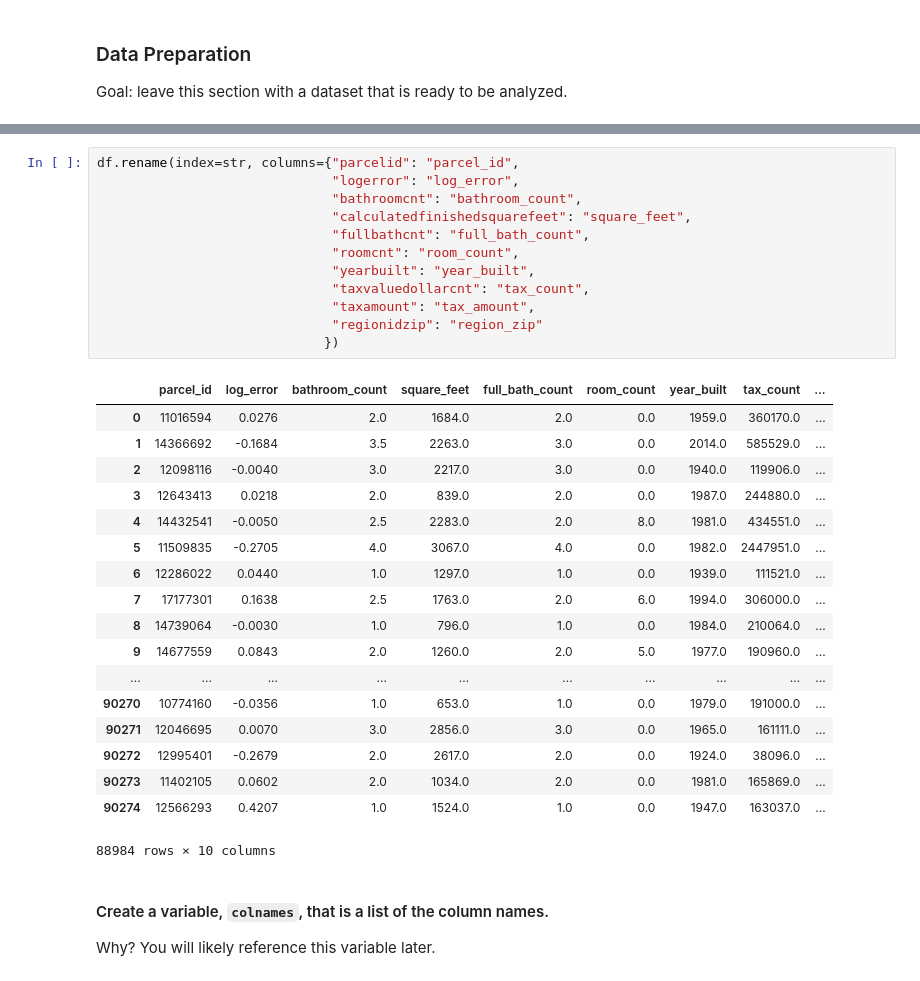
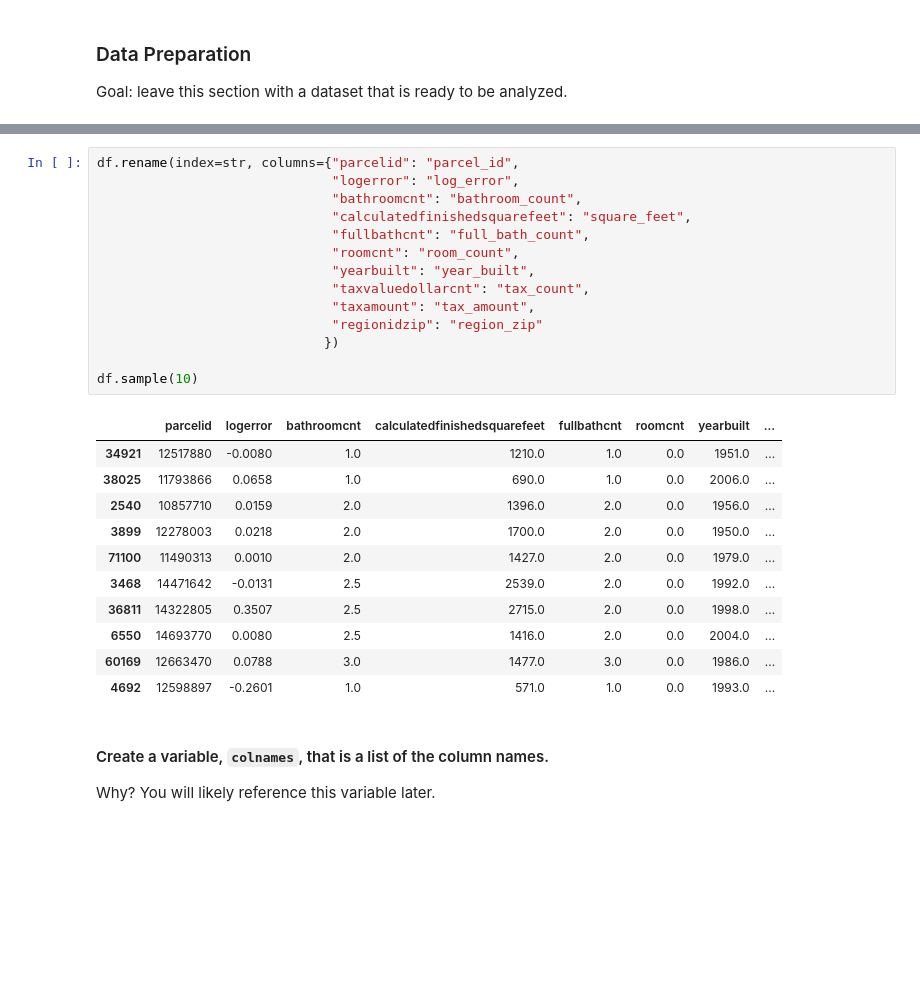
Before and after one commit to ecdedios/codeup-ds-projects, a Jupyter notebook: Regression_Proj_EdnalynCDeDios.ipynb, the cells around one changed output, grey strips where cells are left out. Saved outputs shown, nothing was run; the diff lists cells and outputs as text; blank space fills up the shorter version.

```diff
--- a/Regression_Proj_EdnalynCDeDios.ipynb
+++ b/Regression_Proj_EdnalynCDeDios.ipynb
@@ -252,34 +238,29 @@ dtype: int64
 # %%
 df.rename(index=str, columns={"parcelid": "parcel_id",
                               "logerror": "log_error",
                               "bathroomcnt": "bathroom_count",
                               "calculatedfinishedsquarefeet": "square_feet",
                               "fullbathcnt": "full_bath_count",
                               "roomcnt": "room_count",
                               "yearbuilt": "year_built",
                               "taxvaluedollarcnt": "tax_count",
                               "taxamount": "tax_amount",
                               "regionidzip": "region_zip"
                              })
+
+df.sample(10)
 # %% [output]
-|  | parcel_id | log_error | bathroom_count | square_feet | full_bath_count | room_count | year_built | tax_count | ... |
-| 0 | 11016594 | 0.0276 | 2.0 | 1684.0 | 2.0 | 0.0 | 1959.0 | 360170.0 | ... |
-| 1 | 14366692 | -0.1684 | 3.5 | 2263.0 | 3.0 | 0.0 | 2014.0 | 585529.0 | ... |
-| 2 | 12098116 | -0.0040 | 3.0 | 2217.0 | 3.0 | 0.0 | 1940.0 | 119906.0 | ... |
-| 3 | 12643413 | 0.0218 | 2.0 | 839.0 | 2.0 | 0.0 | 1987.0 | 244880.0 | ... |
-| 4 | 14432541 | -0.0050 | 2.5 | 2283.0 | 2.0 | 8.0 | 1981.0 | 434551.0 | ... |
-| 5 | 11509835 | -0.2705 | 4.0 | 3067.0 | 4.0 | 0.0 | 1982.0 | 2447951.0 | ... |
-| 6 | 12286022 | 0.0440 | 1.0 | 1297.0 | 1.0 | 0.0 | 1939.0 | 111521.0 | ... |
-| 7 | 17177301 | 0.1638 | 2.5 | 1763.0 | 2.0 | 6.0 | 1994.0 | 306000.0 | ... |
-| 8 | 14739064 | -0.0030 | 1.0 | 796.0 | 1.0 | 0.0 | 1984.0 | 210064.0 | ... |
-| 9 | 14677559 | 0.0843 | 2.0 | 1260.0 | 2.0 | 5.0 | 1977.0 | 190960.0 | ... |
-| ... | ... | ... | ... | ... | ... | ... | ... | ... | ... |
-| 90270 | 10774160 | -0.0356 | 1.0 | 653.0 | 1.0 | 0.0 | 1979.0 | 191000.0 | ... |
-| 90271 | 12046695 | 0.0070 | 3.0 | 2856.0 | 3.0 | 0.0 | 1965.0 | 161111.0 | ... |
-| 90272 | 12995401 | -0.2679 | 2.0 | 2617.0 | 2.0 | 0.0 | 1924.0 | 38096.0 | ... |
-| 90273 | 11402105 | 0.0602 | 2.0 | 1034.0 | 2.0 | 0.0 | 1981.0 | 165869.0 | ... |
-| 90274 | 12566293 | 0.4207 | 1.0 | 1524.0 | 1.0 | 0.0 | 1947.0 | 163037.0 | ... |
+|  | parcelid | logerror | bathroomcnt | calculatedfinishedsquarefeet | fullbathcnt | roomcnt | yearbuilt | ... |
+| 34921 | 12517880 | -0.0080 | 1.0 | 1210.0 | 1.0 | 0.0 | 1951.0 | ... |
+| 38025 | 11793866 | 0.0658 | 1.0 | 690.0 | 1.0 | 0.0 | 2006.0 | ... |
+| 2540 | 10857710 | 0.0159 | 2.0 | 1396.0 | 2.0 | 0.0 | 1956.0 | ... |
+| 3899 | 12278003 | 0.0218 | 2.0 | 1700.0 | 2.0 | 0.0 | 1950.0 | ... |
+| 71100 | 11490313 | 0.0010 | 2.0 | 1427.0 | 2.0 | 0.0 | 1979.0 | ... |
+| 3468 | 14471642 | -0.0131 | 2.5 | 2539.0 | 2.0 | 0.0 | 1992.0 | ... |
+| 36811 | 14322805 | 0.3507 | 2.5 | 2715.0 | 2.0 | 0.0 | 1998.0 | ... |
+| 6550 | 14693770 | 0.0080 | 2.5 | 1416.0 | 2.0 | 0.0 | 2004.0 | ... |
+| 60169 | 12663470 | 0.0788 | 3.0 | 1477.0 | 3.0 | 0.0 | 1986.0 | ... |
+| 4692 | 12598897 | -0.2601 | 1.0 | 571.0 | 1.0 | 0.0 | 1993.0 | ... |
-88984 rows × 10 columns
 # %% [markdown]
 #### Create a variable, `colnames`, that is a list of the column names.
 Why? You will likely reference this variable later.
```
Also changed, not shown: parts of 14 cells of this notebook.
